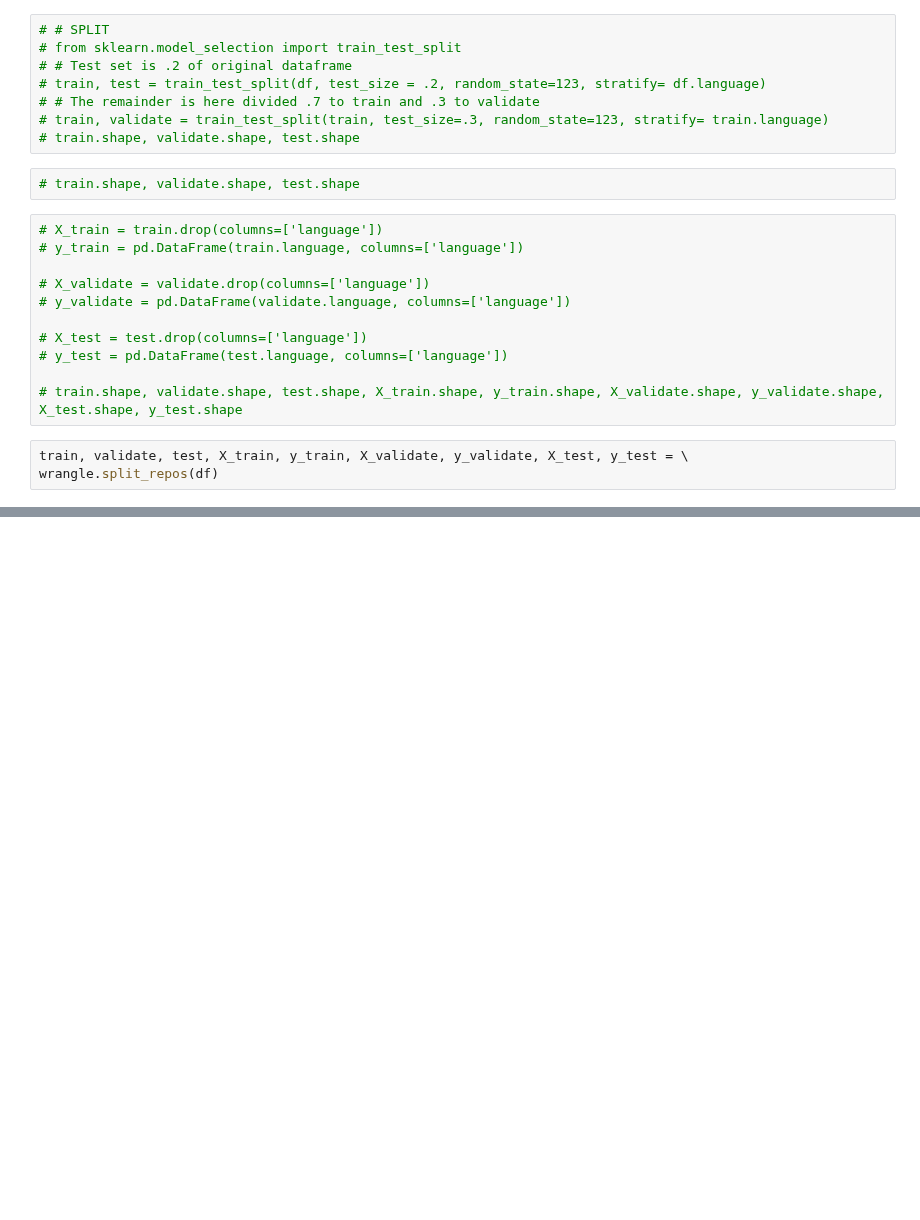
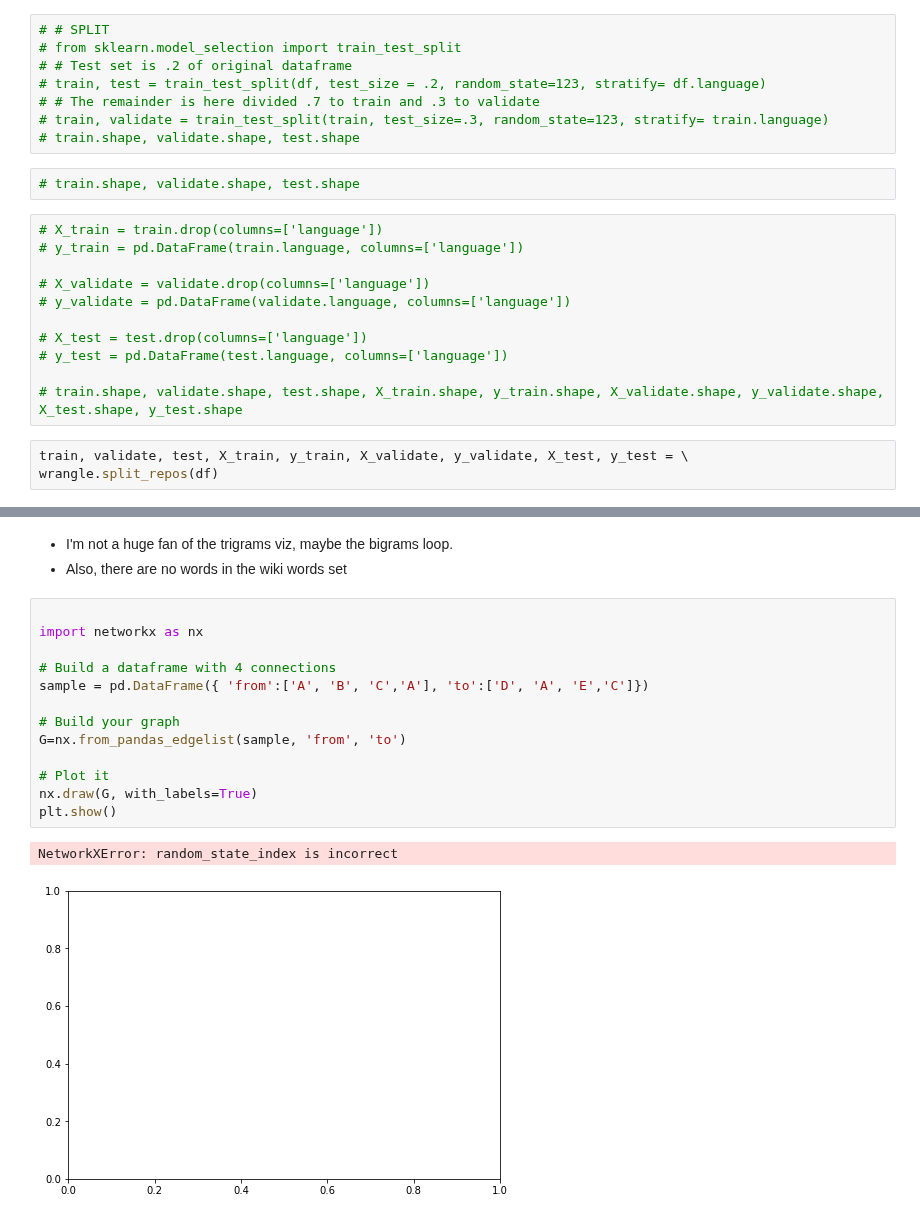
Before and after one commit to TeamAwesomeQuackers/NLP_Project, a Jupyter notebook: Workbooks/brian_explore_notebook.ipynb, the cells around one changed output, grey strips where cells are left out. Drawn from its saved outputs; the diff is of its cells as text; blank space fills up the shorter version.

```diff
--- a/Workbooks/brian_explore_notebook.ipynb
+++ b/Workbooks/brian_explore_notebook.ipynb
@@ -52,0 +177,19 @@ wrangle.split_repos(df)
+# %% [markdown]
+- I'm not a huge fan of the trigrams viz, maybe the bigrams loop.
+- Also, there are no words in the wiki words set
+# %%
+
+import networkx as nx
+
+# Build a dataframe with 4 connections
+sample = pd.DataFrame({ 'from':['A', 'B', 'C','A'], 'to':['D', 'A', 'E','C']})
+
+# Build your graph
+G=nx.from_pandas_edgelist(sample, 'from', 'to')
+
+# Plot it
+nx.draw(G, with_labels=True)
+plt.show()
+# %% [output]
+NetworkXError: random_state_index is incorrect
+[figure, added]
```
Also changed, not shown: parts of 12 cells of this notebook, 1 other file.
